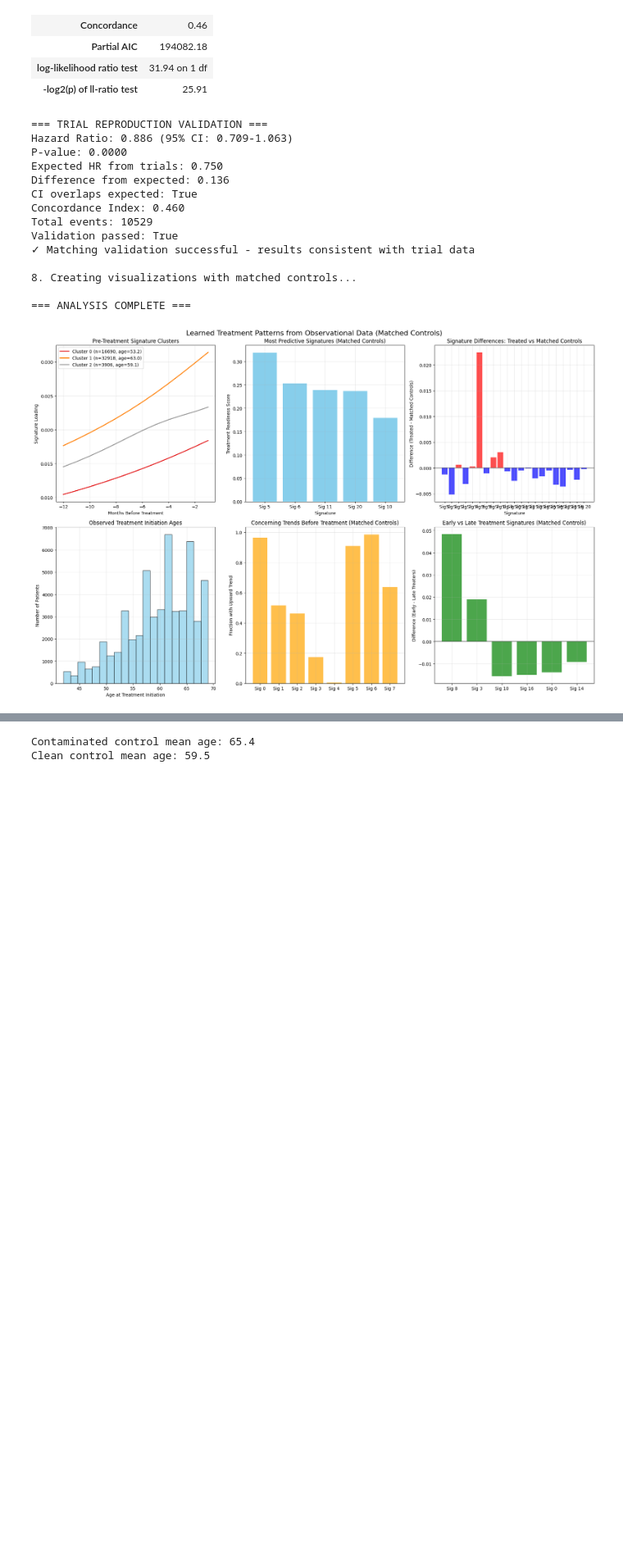
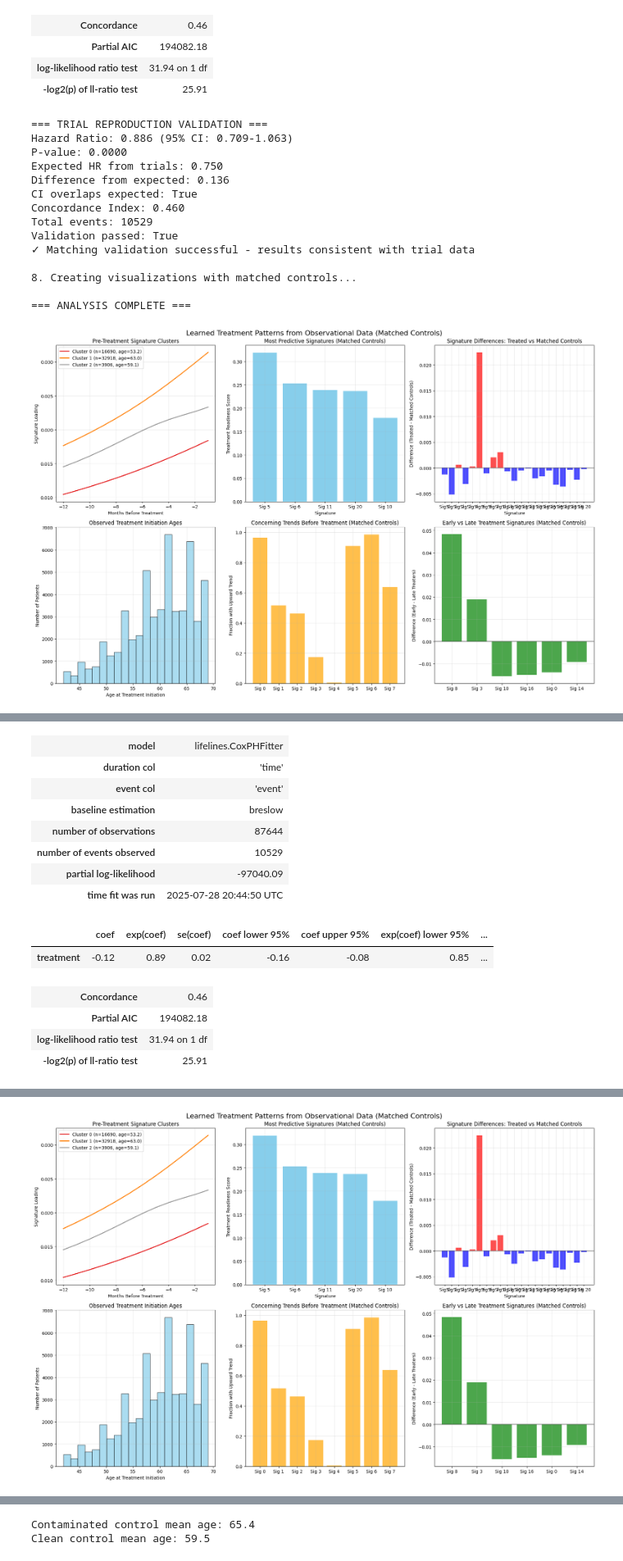
Before and after one commit to surbut/dtwin_noulli, a Jupyter notebook: comprehensive_analysis_notebook.ipynb, the cells around one changed output, grey strips where cells are left out. Shown at 82% size. Drawn from its saved outputs; the diff is of its cells as text; code cells hidden in the pictures; blank space fills up the shorter version.

```diff
--- a/comprehensive_analysis_notebook.ipynb
+++ b/comprehensive_analysis_notebook.ipynb
@@ -498,0 +475,65 @@ Contamination rate: 0.0%
+# %%
+# Check both treated and controls from comprehensive analysis results
+from scripts.ctp_dl import comprehensive_treatment_analysis
+
+# Run the analysis to get the results
+results = comprehensive_treatment_analysis(
+    signature_loadings=thetas,
+    processed_ids=processed_ids,
+    statin_prescriptions=true_statins,
+    covariates=cov,
+    covariate_dicts=covariate_dicts,
+    sig_indices=[5],
+    outcomes=Y,
+    event_indices=[112, 113, 114, 115, 116],
+    gp_scripts=gp_scripts
+)
+
+# Get matched patients
+matched_treated_indices = results['matched_treated_indices']
+matched_control_indices = results['matched_control_indices']
+
+matched_treated_eids = [processed_ids[i] for i in matched_treated_indices]
+matched_control_eids = [processed_ids[i] for i in matched_control_indices]
+
+# Check all statin patients
+all_statin_eids = set(true_statins['eid'].unique())
+
+# Check treated patients
+treated_with_statins = [eid for eid in matched_treated_eids if eid in all_statin_eids]
+treated_without_statins = [eid for eid in matched_treated_eids if eid not in all_statin_eids]
+
+# Check control patients
+controls_with_statins = [eid for eid in matched_control_eids if eid in all_statin_eids]
+controls_without_statins = [eid for eid in matched_control_eids if eid not in all_statin_eids]
+
+print("=== COMPREHENSIVE ANALYSIS PATIENT VERIFICATION ===")
+print(f"Matched treated patients: {len(matched_treated_eids)}")
+print(f"  - With statins: {len(treated_with_statins)}")
+print(f"  - Without statins: {len(treated_without_statins)}")
+print(f"  - Treated contamination rate: {len(treated_without_statins)/len(matched_treated_eids)*100:.1f}%")
+
+print(f"\nMatched control patients: {len(matched_control_eids)}")
+print(f"  - With statins: {len(controls_with_statins)}")
+print(f"  - Without statins: {len(controls_without_statins)}")
+print(f"  - Control contamination rate: {len(controls_with_statins)/len(matched_control_eids)*100:.1f}%")
+
+# Check for problems
+if len(treated_without_statins) > 0:
+    print(f"\n⚠️ PROBLEM: {len(treated_without_statins)} treated patients don't have statins!")
+    print(f"Sample problematic treated: {treated_without_statins[:5]}")
+else:
+    print(f"\n✅ All treated patients have statins")
+
+if len(controls_with_statins) > 0:
+    print(f"\n⚠️ PROBLEM: {len(controls_with_statins)} controls have statins!")
+    print(f"Sample problematic controls: {controls_with_statins[:5]}")
+else:
+    print(f"\n✅ All controls are clean (no statins)")
+
+# Overall assessment
+if len(treated_without_statins) == 0 and len(controls_with_statins) == 0:
+    print(f"\n🎉 PERFECT: Patient identification is correct!")
+else:
+    print(f"\n❌ ISSUES: Patient identification has problems")
+# %% [output]
@@ -498,0 +557,14 @@ Contamination rate: 0.0%
+| model | lifelines.CoxPHFitter |
+| duration col | 'time' |
+| event col | 'event' |
+| baseline estimation | breslow |
+| number of observations | 87644 |
+| number of events observed | 10529 |
+| partial log-likelihood | -97040.09 |
+| time fit was run | 2025-07-28 20:44:50 UTC |
+|  | coef | exp(coef) | se(coef) | coef lower 95% | coef upper 95% | exp(coef) lower 95% | ... |
+| treatment | -0.12 | 0.89 | 0.02 | -0.16 | -0.08 | 0.85 | ... |
+| Concordance | 0.46 |
+| Partial AIC | 194082.18 |
+| log-likelihood ratio test | 31.94 on 1 df |
+| -log2(p) of ll-ratio test | 25.91 |
@@ -498,0 +588 @@ Contamination rate: 0.0%
+[figure, added]
```
Also changed, not shown: parts of 9 cells of this notebook, 1 other file.
